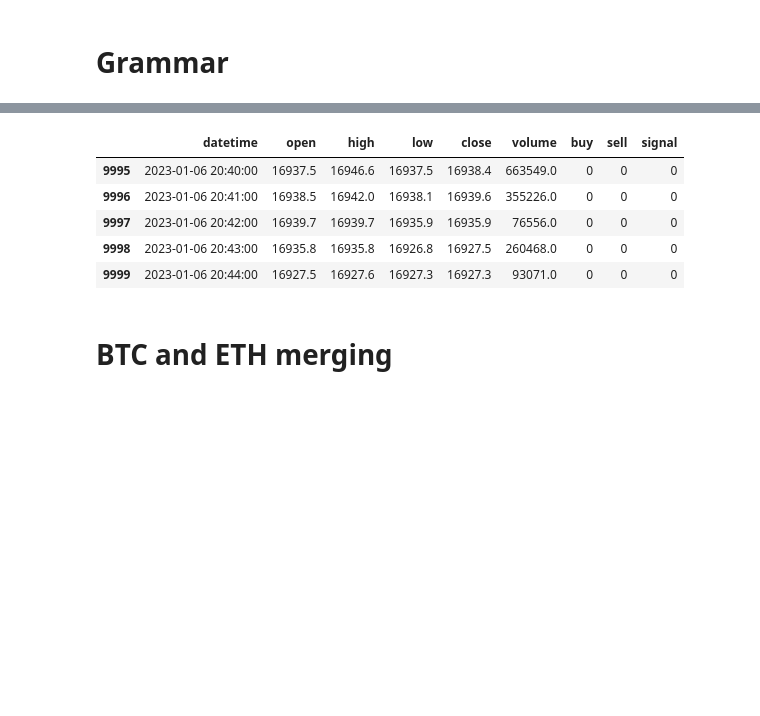
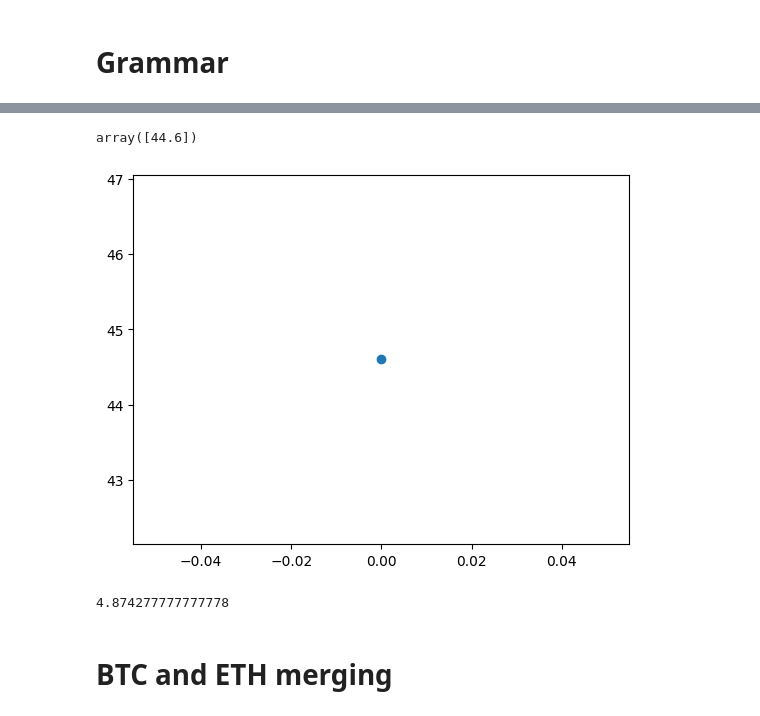
Before and after one commit to VaheC/PonyGE2, a Jupyter notebook: test.ipynb, the cells around one changed output, grey strips where cells are left out. Cells and saved outputs as stored; diff of their text form; code cells hidden in the pictures; blank space fills up the shorter version.

```diff
--- a/test.ipynb
+++ b/test.ipynb
@@ -1937,12 +1687,21 @@ df.shape
-# %%
-df.tail()
-# %% [output]
-|  | datetime | open | high | low | close | volume | buy | sell | signal |
-| 9995 | 2023-01-06 20:40:00 | 16937.5 | 16946.6 | 16937.5 | 16938.4 | 663549.0 | 0 | 0 | 0 |
-| 9996 | 2023-01-06 20:41:00 | 16938.5 | 16942.0 | 16938.1 | 16939.6 | 355226.0 | 0 | 0 | 0 |
-| 9997 | 2023-01-06 20:42:00 | 16939.7 | 16939.7 | 16935.9 | 16935.9 | 76556.0 | 0 | 0 | 0 |
-| 9998 | 2023-01-06 20:43:00 | 16935.8 | 16935.8 | 16926.8 | 16927.5 | 260468.0 | 0 | 0 | 0 |
-| 9999 | 2023-01-06 20:44:00 | 16927.5 | 16927.6 | 16927.3 | 16927.3 | 93071.0 | 0 | 0 | 0 |
+# %%
+equity_curve_arr
+# %% [output]
+array([44.6])
+# %%
+import matplotlib.pyplot as plt
+
+plt.scatter(np.arange(len(equity_curve_arr)), equity_curve_arr)
+for i in range(len(drawdowns)):
+    if drawdowns[i] != 0:
+        plt.plot(i, equity_curve_arr[i] - 10, marker='^', color='orange')
+plt.show()
+# %% [output]
+[figure, added]
+# %%
+17547.4 / (60 * 60)
+# %% [output]
+4.874277777777778
 # %% [markdown]
 # BTC and ETH merging
 # %%
```
Also changed, not shown: parts of 22 cells of this notebook.
